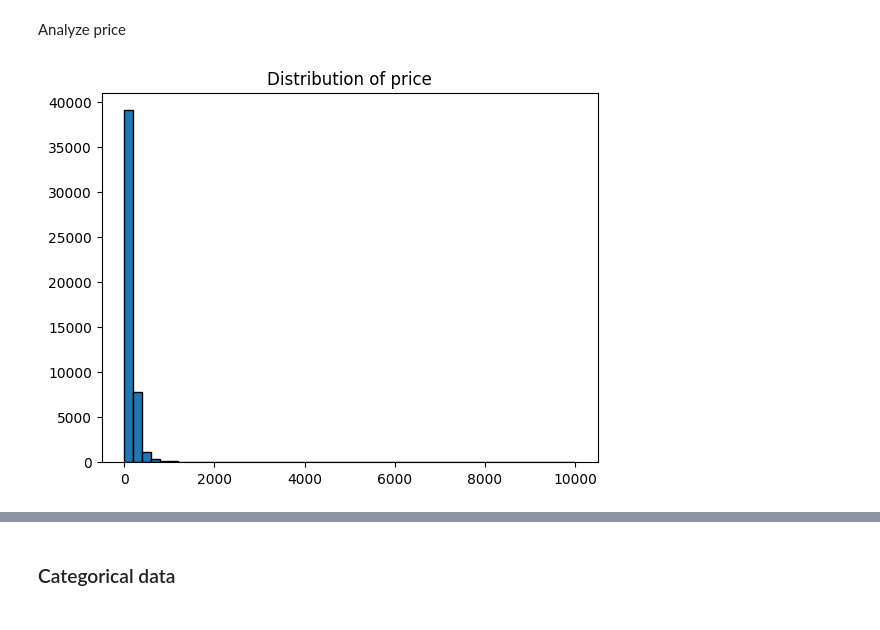
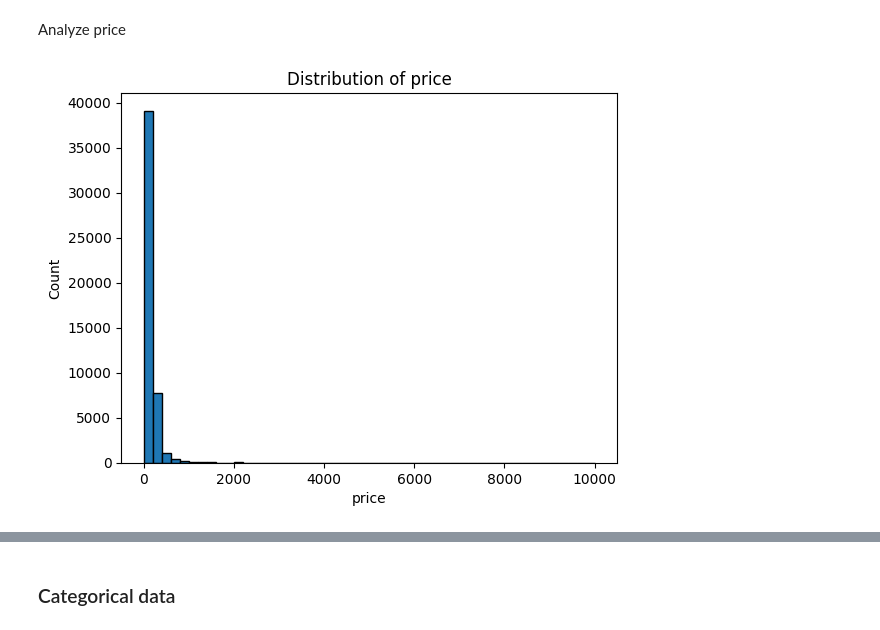
Before and after one commit to Gabien21/CSC17104_P4DS_final_project, a Jupyter notebook: Project/2_Exploring_and_preprocessing_data.ipynb, the cells around one changed output, grey strips where cells are left out. Drawn from its saved outputs; the diff is of its cells as text; code cells hidden in the pictures.

```diff
--- a/Project/2_Exploring_and_preprocessing_data.ipynb
+++ b/Project/2_Exploring_and_preprocessing_data.ipynb
@@ -159,9 +159,11 @@ df[numerical_col].describe()[2:7]
 Analyze price
 # %%
 plt.hist(df['price'],bins=50,edgecolor='black')
+plt.xlabel('price')
+plt.ylabel('Count')
 plt.title('Distribution of price')
 plt.show()
 # %% [output]
-[figure, old version]
+[figure, new version]
 # %%
 plt.hist(df['minimum_nights'],bins=50,edgecolor='black')
```
Also changed, not shown: parts of 5 cells of this notebook.
